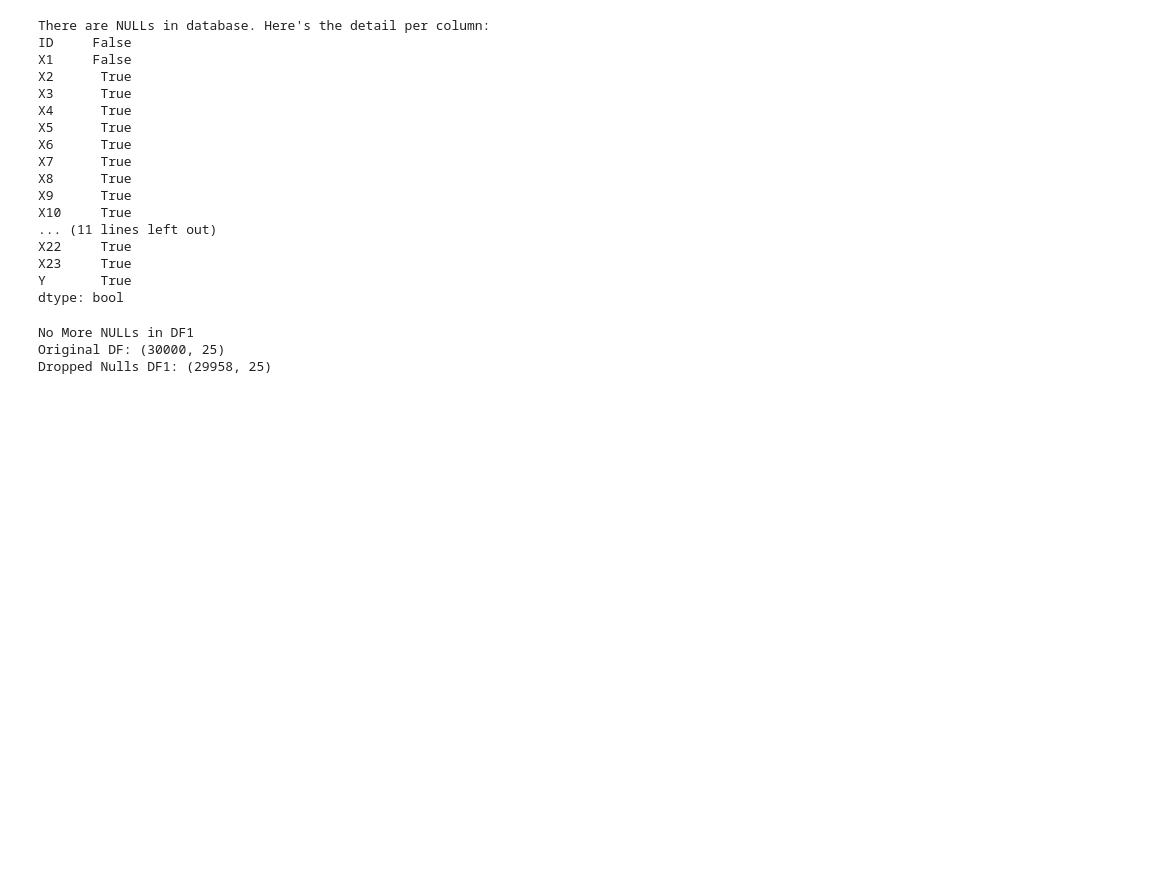
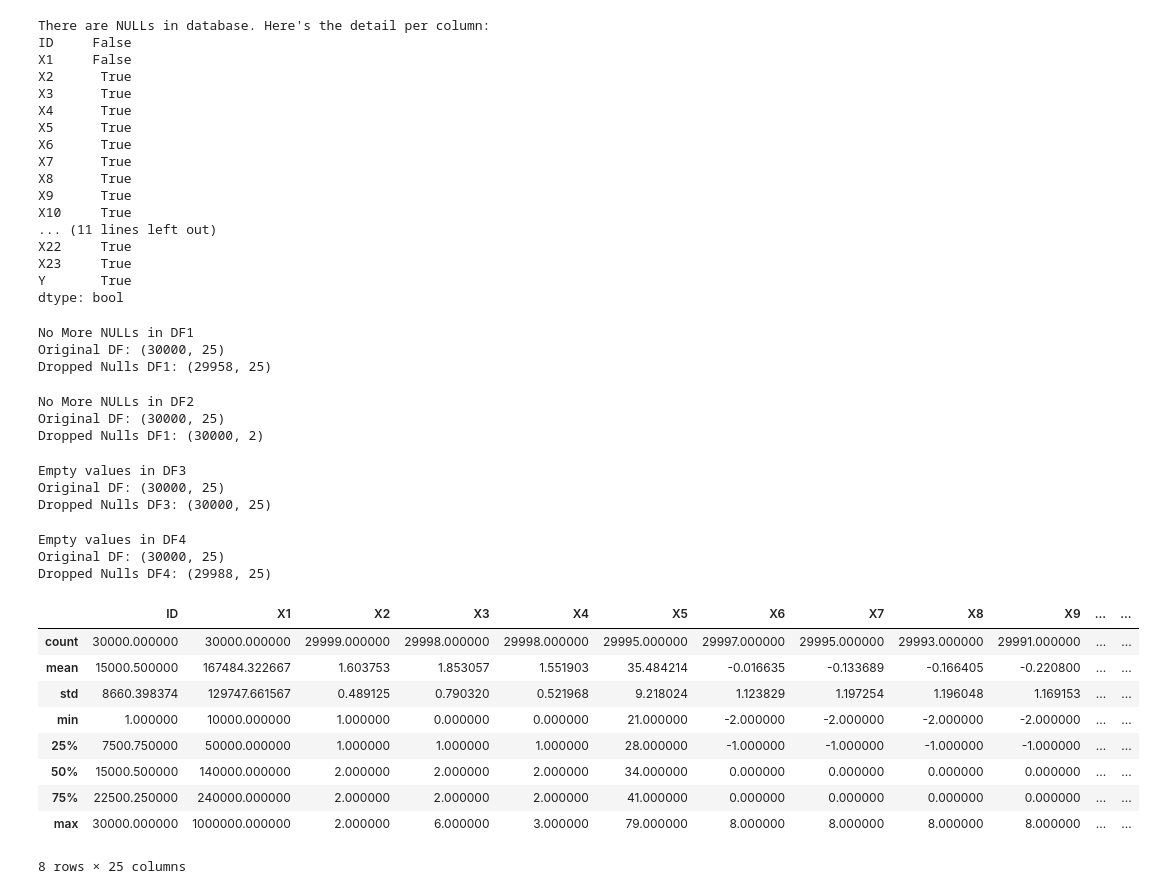
Before and after one commit to PosgradoMNA/actividades-de-aprendizaje-ajuarezjc, a Jupyter notebook: assignment03_DS.ipynb, the cells around one changed output. Saved outputs shown, nothing was run; the diff lists cells and outputs as text; code cells hidden in the pictures; blank space fills up the shorter version.

```diff
--- a/assignment03_DS.ipynb
+++ b/assignment03_DS.ipynb
@@ -72,0 +72,58 @@ Dropped Nulls DF1: (29958, 25)
+# %%
+#Now dropping columns where one value is missing
+df2 = df.copy()
+df2.dropna(axis=1, inplace=True)
+df2HasNull = df2.isnull().values.any()
+print("Empty values in DF2") if df2HasNull else print("No More NULLs in DF2")
+#Lets compare sizes to check how many columns were dropped
+print("Original DF:",df.shape)
+print("Dropped Nulls DF1:",df2.shape)
+# %% [output]
+No More NULLs in DF2
+Original DF: (30000, 25)
+Dropped Nulls DF1: (30000, 2)
+# %%
+#Now only delete rows where all elements of the row are missing
+#(Actually not useful since we know at least two elements are always present)
+df3 = df.copy()
+#Just droping all rows with null info
+df3.dropna(how='all',inplace = True)
+df3HasNull = df3.isnull().values.any()
+print("Empty values in DF3") if df3HasNull else print("No More NULLs in DF3")
+
+#Lets compare sizes to check how many rows were dropped
+print("Original DF:",df.shape)
+print("Dropped Nulls DF3:",df3.shape)
+# %% [output]
+Empty values in DF3
+Original DF: (30000, 25)
+Dropped Nulls DF3: (30000, 25)
+# %%
+#Now testing with Threshold, to drop rows that don't have at least X number of NonNull values
+df4 = df.copy()
+df4.dropna(thresh=20,inplace = True)
+df4HasNull = df4.isnull().values.any()
+print("Empty values in DF4") if df4HasNull else print("No More NULLs in DF4")
+
+#Lets compare sizes to check how many rows were dropped
+print("Original DF:",df.shape)
+print("Dropped Nulls DF4:",df4.shape)
+# %% [output]
+Empty values in DF4
+Original DF: (30000, 25)
+Dropped Nulls DF4: (29988, 25)
+# %%
+#Let's change solution from Dropping to Imputing
+df5 = df.copy()
+df5.describe() #Just to have a glance of our table
+# %% [output]
+|  | ID | X1 | X2 | X3 | X4 | X5 | X6 | X7 | X8 | X9 | ... | ... |
+| count | 30000.000000 | 30000.000000 | 29999.000000 | 29998.000000 | 29998.000000 | 29995.000000 | 29997.000000 | 29995.000000 | 29993.000000 | 29991.000000 | ... | ... |
+| mean | 15000.500000 | 167484.322667 | 1.603753 | 1.853057 | 1.551903 | 35.484214 | -0.016635 | -0.133689 | -0.166405 | -0.220800 | ... | ... |
+| std | 8660.398374 | 129747.661567 | 0.489125 | 0.790320 | 0.521968 | 9.218024 | 1.123829 | 1.197254 | 1.196048 | 1.169153 | ... | ... |
+| min | 1.000000 | 10000.000000 | 1.000000 | 0.000000 | 0.000000 | 21.000000 | -2.000000 | -2.000000 | -2.000000 | -2.000000 | ... | ... |
+| 25% | 7500.750000 | 50000.000000 | 1.000000 | 1.000000 | 1.000000 | 28.000000 | -1.000000 | -1.000000 | -1.000000 | -1.000000 | ... | ... |
+| 50% | 15000.500000 | 140000.000000 | 2.000000 | 2.000000 | 2.000000 | 34.000000 | 0.000000 | 0.000000 | 0.000000 | 0.000000 | ... | ... |
+| 75% | 22500.250000 | 240000.000000 | 2.000000 | 2.000000 | 2.000000 | 41.000000 | 0.000000 | 0.000000 | 0.000000 | 0.000000 | ... | ... |
+| max | 30000.000000 | 1000000.000000 | 2.000000 | 6.000000 | 3.000000 | 79.000000 | 8.000000 | 8.000000 | 8.000000 | 8.000000 | ... | ... |
+8 rows × 25 columns
```
Also changed, not shown: parts of 2 cells of this notebook.
